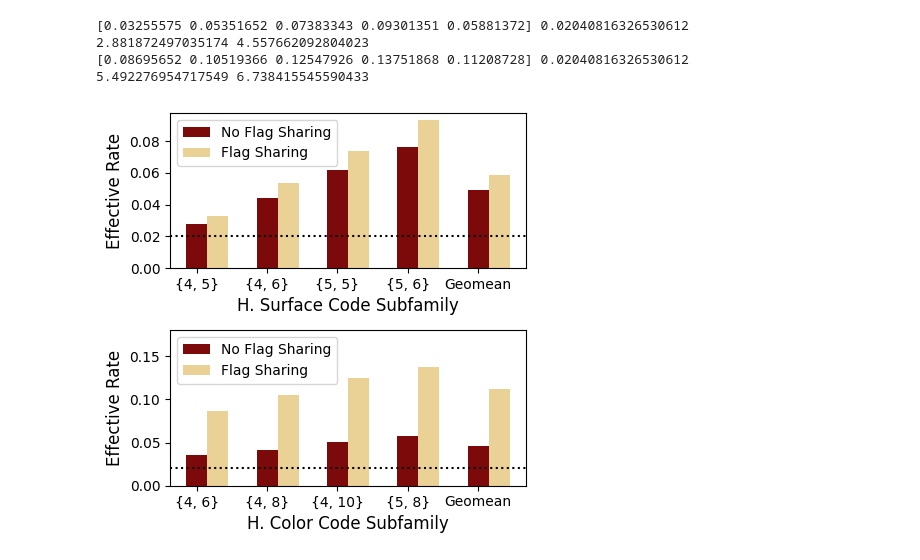
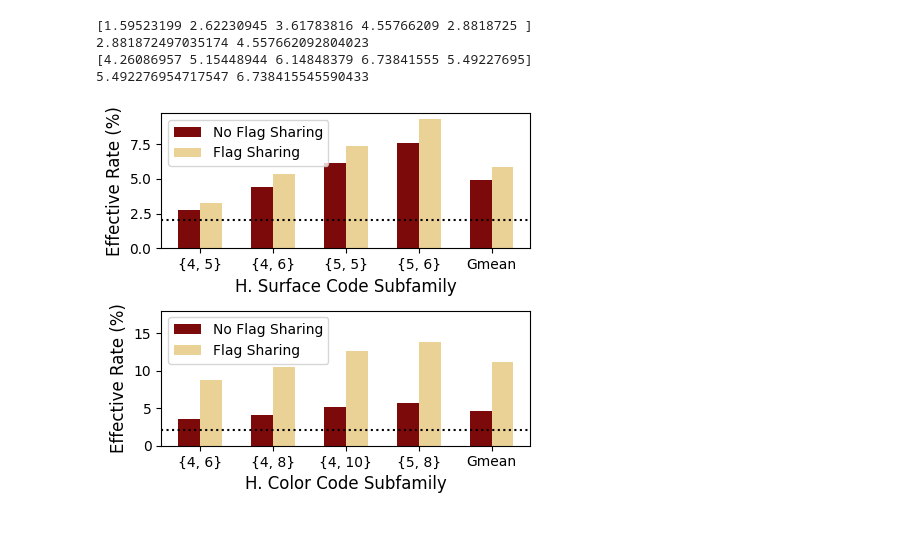
Before and after one commit to suhaskvittal/qontra, a Jupyter notebook: scripts/protean/plots.ipynb, the cells around one changed output. Cells and saved outputs as stored; diff of their text form; code cells hidden in the pictures; blank space fills up the shorter version.

```diff
--- a/scripts/protean/plots.ipynb
+++ b/scripts/protean/plots.ipynb
@@ -146,21 +152,23 @@ plt.savefig('plots/intro_rate_cmp.pdf', bbox_inches='tight')
 # %%
 ## Background plot
 fig, ax = plt.subplots()
-fig.set_size_inches(4, 2.5)
+fig.set_size_inches(4, 2.3)
 
 code = 'hysc/4_5/60_8_6_4'
 x1, y1 = get_code_error_rates(code, '1', -2)
 x2, y2 = get_code_error_rates(code, '2', -2)
 
+x1 = [_x*1000 for _x in x1]
+x2 = [_x*1000 for _x in x2]
+
 ax.plot(x1, y1, '-o', color=c1, ms=10, label='Without Flags')
 ax.plot(x2, y2, '--x', color=c5, ms=10, label='With Flags')
 
-ax.set_xlabel('Physical Error Rate', fontsize=14)
-ax.set_ylabel('Block Error Rate', fontsize=14)
-ax.set_xscale('log')
+ax.set_xlabel('Physical Error Rate (1e-3)', fontsize=12)
+ax.set_ylabel('Block Error Rate', fontsize=12)
 ax.set_yscale('log')
 ax.grid()
-ax.legend(fontsize=11)
+ax.legend(fontsize=10)
 
 plt.savefig('plots/background_ler_flag_cmp.pdf', bbox_inches='tight')
 # %% [output]
@@ -289,7 +262,7 @@ Geomean R_eff for  hycc : 2.4211625303029556 max: 2.5530576154674667
 # %%
 ## Effective Rate (FPNs w and w/o flag sharing)
 fig, (ax1, ax2) = plt.subplots(2, 1)
-fig.set_size_inches(4.5, 4.5)
+fig.set_size_inches(4.5, 4.1)
 
 def get_effective_rate(family, subfamily, v):
     base_folder = f'../../data/protean/{family}/{subfamily}'
@@ -297,44 +270,46 @@ def get_effective_rate(family, subfamily, v):
     tot_k, tot_N = 0, 0
     for f in codes:
         stats = get_arch_stats(f'{family}/{subfamily}/{f}', v)
         tot_k += get_stats_from_code_name(f)['k']
         tot_N += stats['Qubits']
     return tot_k / tot_N
 
+scr = 1/49 * 100
+
 def add_data_to_ax(ax, family, xlabel):
-    ax.axhline(y=1/49, linestyle=':', color='k')
+    ax.axhline(y=scr, linestyle=':', color='k')
 
     code_names = []
     y1, y2 = [], []
     for sf in subf[family]:
         r, s = [int(x) for x in sf.split('_')]
         code_names.append('{%d, %d}' % (r, s))
-        y1.append(get_effective_rate(family, sf, '3.4'))
-        y2.append(get_effective_rate(family, sf, '4.4'))
-    code_names.append('Geomean')
+        y1.append(get_effective_rate(family, sf, '3.4')*100)
+        y2.append(get_effective_rate(family, sf, '4.4')*100)
+    code_names.append('Gmean')
     y1.append(sp.stats.gmean(y1))
     y2.append(sp.stats.gmean(y2))
     x = np.arange(0, len(code_names))
     ax.bar(x, y1, width=0.3, label='No Flag Sharing', color=c1)
     ax.bar(x+0.3, y2, width=0.3, label='Flag Sharing', color=c3)
     ax.set_xlabel(xlabel, fontsize=12)
-    ax.set_ylabel('Effective Rate', fontsize=12)
-    ax.set_xticks(x, code_names)
+    ax.set_ylabel('Effective Rate (%)', fontsize=12)
+    ax.set_xticks(x+0.15, code_names)
+#    ax.grid(visible=True, axis='y')
     ax.legend(fontsize=10)
 
     y2 = np.array(y2)
-    scr = 1/49
-    print(y2, 1/49)
+    print(y2/scr)
     print(sp.stats.gmean(y2/scr), y2.max()/scr)
-ax2.set_ylim([0, 0.18])
+ax2.set_ylim([0, 18])
 add_data_to_ax(ax1, 'hysc', 'H. Surface Code Subfamily')
 add_data_to_ax(ax2, 'hycc', 'H. Color Code Subfamily')
 plt.tight_layout()
 plt.savefig('plots/eff_rate.pdf', bbox_inches='tight')
 # %% [output]
-[0.03255575 0.05351652 0.07383343 0.09301351 0.05881372] 0.02040816326530612
+[1.59523199 2.62230945 3.61783816 4.55766209 2.8818725 ]
 2.881872497035174 4.557662092804023
-[0.08695652 0.10519366 0.12547926 0.13751868 0.11208728] 0.02040816326530612
-5.492276954717549 6.738415545590433
+[4.26086957 5.15448944 6.14848379 6.73841555 5.49227695]
+5.492276954717547 6.738415545590433
-[figure, old version]
+[figure, new version]
 # %%
```
Also changed, not shown: parts of 7 cells of this notebook, 12 other files.
